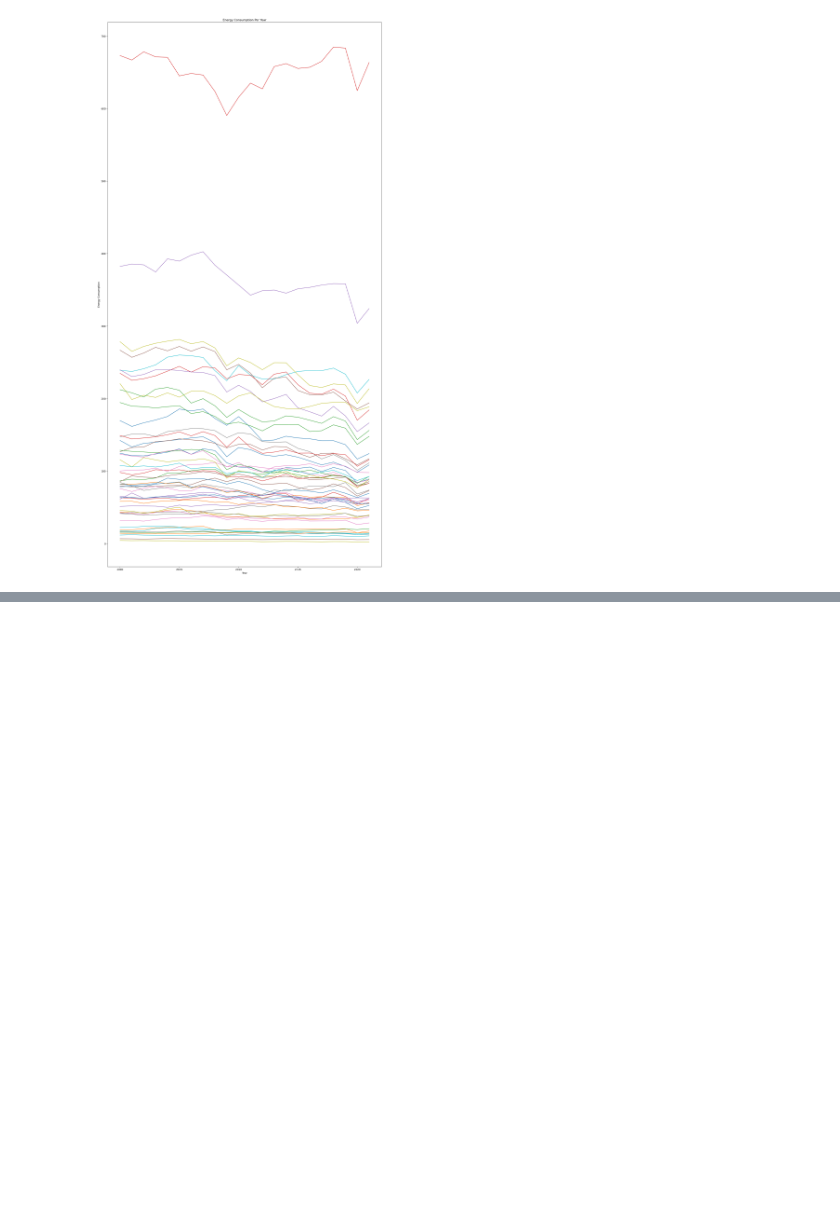
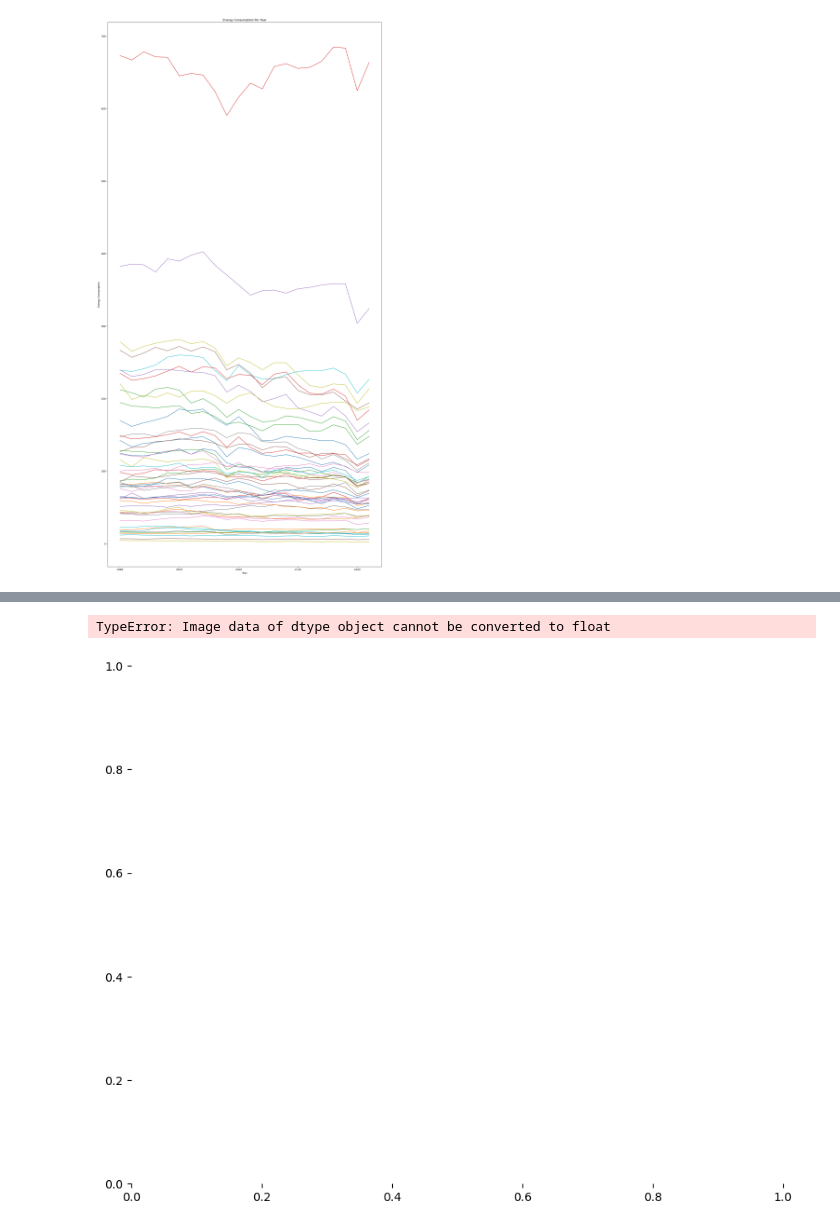
Before and after one commit to NathanYKo/Remote-CO2-Emissions189, a Jupyter notebook: final.ipynb, the cells around one changed output, grey strips where cells are left out. Cells and saved outputs as stored; diff of their text form; code cells hidden in the pictures; blank space fills up the shorter version.

```diff
--- a/final.ipynb
+++ b/final.ipynb
@@ -311,0 +335,10 @@ plt.show()
+# %%
+plt.figure(figsize=(10, 8))
+sns.heatmap(df, annot=True, cmap='viridis', fmt=".2f")
+plt.title('Heat Map of Energy Consumption')
+plt.xlabel('States')
+plt.ylabel('Time Points')
+plt.show()
+# %% [output]
+TypeError: Image data of dtype object cannot be converted to float
+[figure, added]
```
Also changed, not shown: parts of 13 cells of this notebook.
